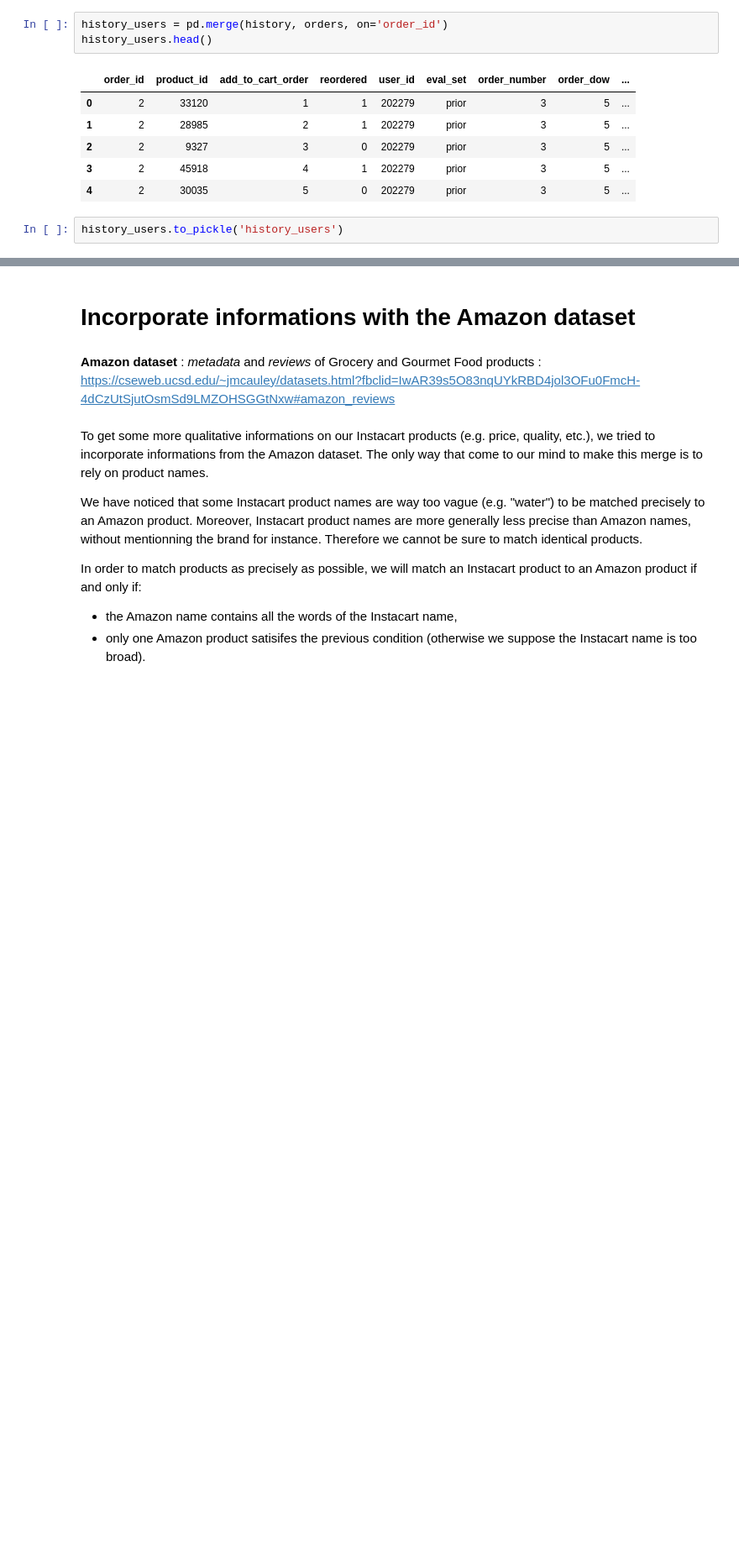
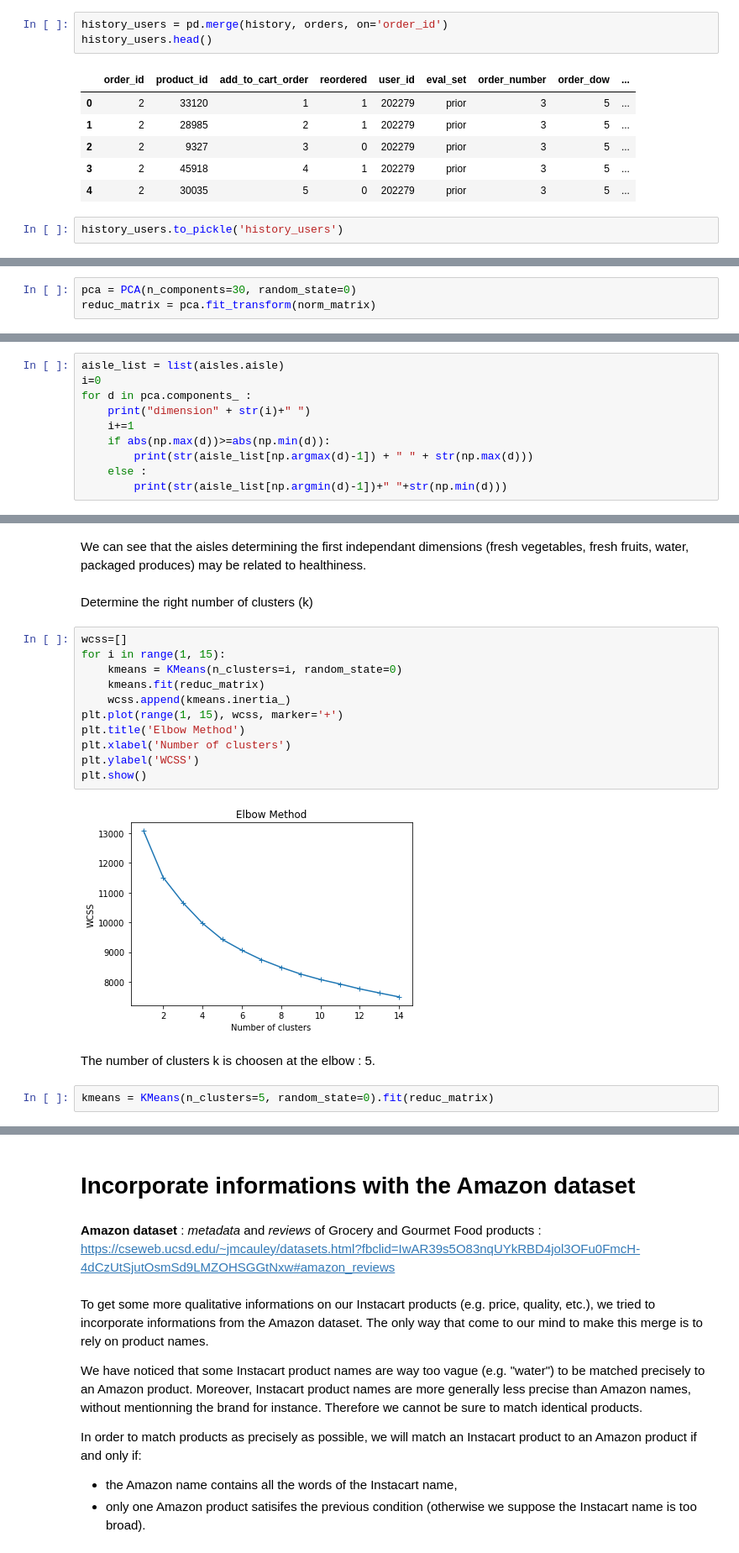
Before and after one commit to auriane81/epfl-ada-ada-2019-project-adax, a Jupyter notebook: main_project.ipynb, the cells around one changed output, grey strips where cells are left out. Shown at 84% size. Saved outputs shown, nothing was run; the diff lists cells and outputs as text; blank space fills up the shorter version.

```diff
--- a/main_project.ipynb
+++ b/main_project.ipynb
@@ -407,0 +448,3 @@ history_users.to_pickle('history_users')
+# %%
+pca = PCA(n_components=30, random_state=0)
+reduc_matrix = pca.fit_transform(norm_matrix)
@@ -407,0 +453,10 @@ history_users.to_pickle('history_users')
+# %%
+aisle_list = list(aisles.aisle)
+i=0
+for d in pca.components_ :
+    print("dimension" + str(i)+" ")
+    i+=1
+    if abs(np.max(d))>=abs(np.min(d)):
+        print(str(aisle_list[np.argmax(d)-1]) + " " + str(np.max(d)))
+    else :
+        print(str(aisle_list[np.argmin(d)-1])+" "+str(np.min(d)))
@@ -407,0 +481,21 @@ history_users.to_pickle('history_users')
+# %% [markdown]
+We can see that the aisles determining the first independant dimensions (fresh vegetables, fresh fruits, water, packaged produces) may be related to healthiness.
+# %% [markdown]
+Determine the right number of clusters (k)
+# %%
+wcss=[]
+for i in range(1, 15):
+    kmeans = KMeans(n_clusters=i, random_state=0)
+    kmeans.fit(reduc_matrix)
+    wcss.append(kmeans.inertia_)
+plt.plot(range(1, 15), wcss, marker='+')
+plt.title('Elbow Method')
+plt.xlabel('Number of clusters')
+plt.ylabel('WCSS')
+plt.show()
+# %% [output]
+[figure, added]
+# %% [markdown]
+The number of clusters k is choosen at the elbow : 5.
+# %%
+kmeans = KMeans(n_clusters=5, random_state=0).fit(reduc_matrix)
```
Also changed, not shown: parts of 113 cells of this notebook.
